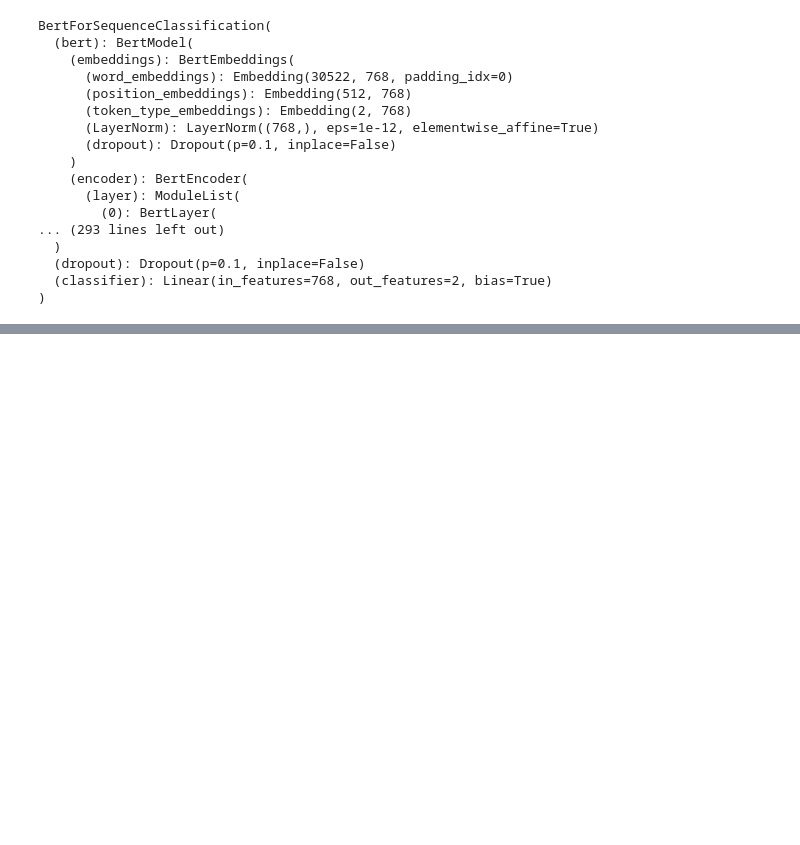
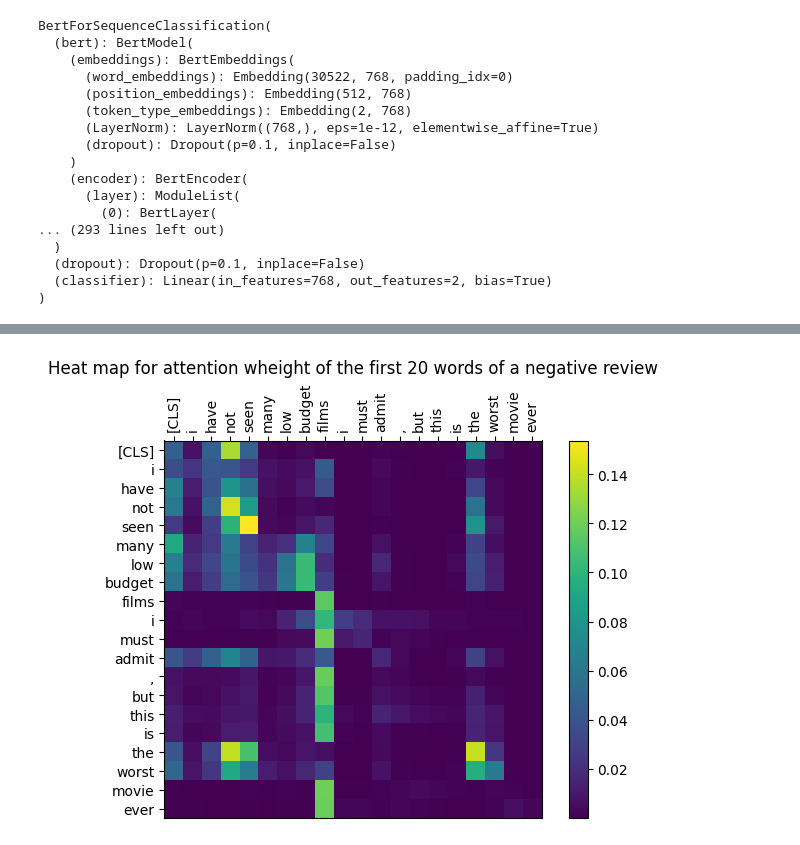
Before and after one commit to BabaSanfour/Text-Classification--Classic-models-vs-BERT, a Jupyter notebook: Text_classification_classic_models_vs_bert.ipynb, the cells around one changed output, grey strips where cells are left out. Cells and saved outputs as stored; diff of their text form; code cells hidden in the pictures; blank space fills up the shorter version.

```diff
--- a/Text_classification_classic_models_vs_bert.ipynb
+++ b/Text_classification_classic_models_vs_bert.ipynb
@@ -783,0 +819,7 @@ test_data
+# %%
+# select a negative review review with a positive
+neg_review = test_data[30]
+# Get input, mask and label
+sample_input = neg_review[0][None, :].to(device).long()
+sample_mask = neg_review[1][None, :].to(device).long()
+sample_labels = neg_review[2][None, :].to(device).long()
@@ -783,0 +845,13 @@ test_data
+# %%
+import matplotlib.pyplot as plt
+import numpy as np
+plt.imshow(np.array(last_layer_attention_weights.cpu())[:20,:20], interpolation='nearest')
+plt.colorbar()
+xi = list(range(len(words)))
+plt.xticks(xi, words,rotation=90)
+plt.tick_params(top=True, labeltop=True, bottom=False, labelbottom=False)
+plt.yticks(xi, words)
+plt.title("Heat map for attention wheight of the first 20 words of a negative review")
+plt.show()
+# %% [output]
+[figure, added]
```
Also changed, not shown: parts of 16 cells of this notebook.
